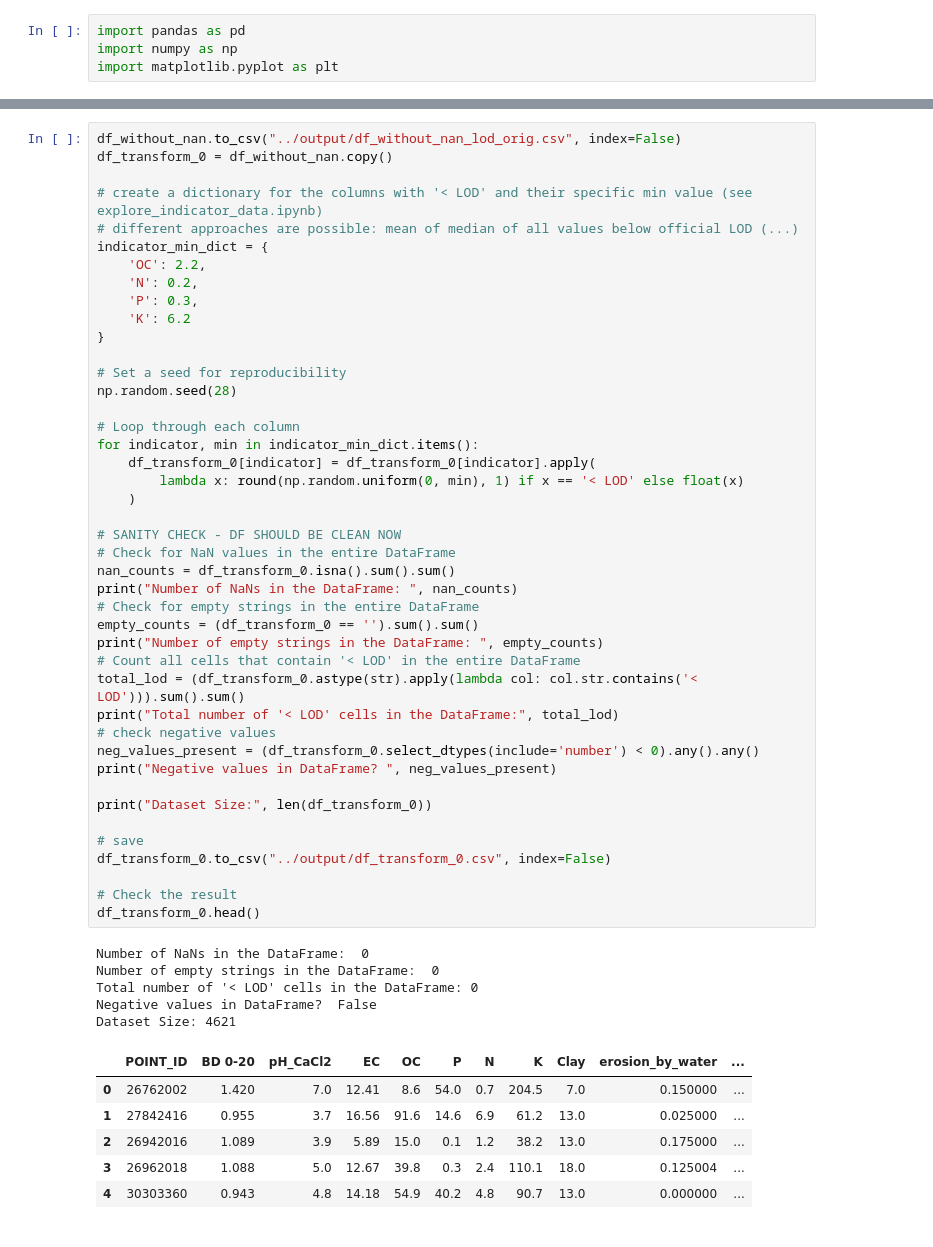
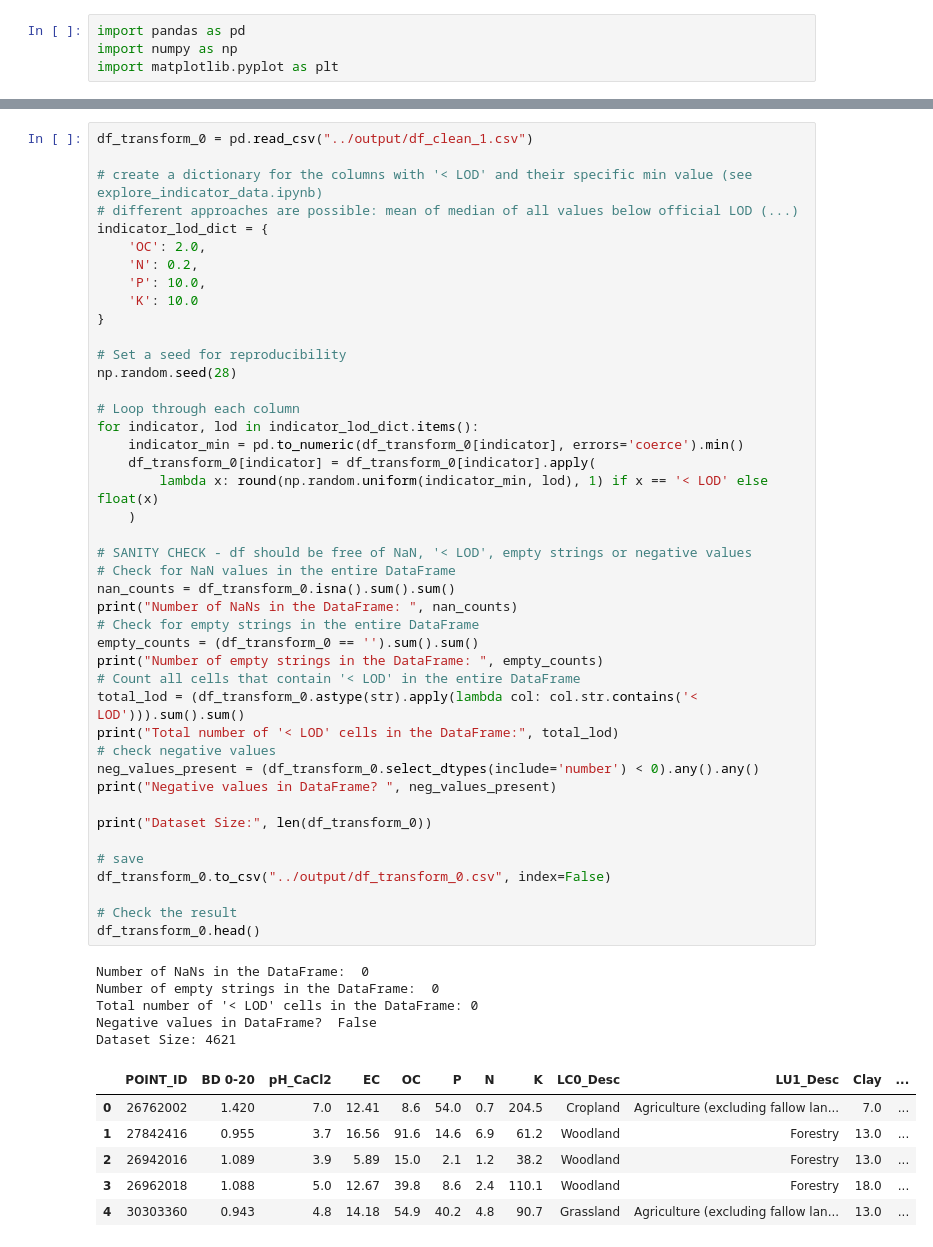
Before and after one commit to Gianni-BIM/Geo-Projektarbeit, a Jupyter notebook: data-prep/data_clean_and_transform.ipynb, the cells around one changed output, grey strips where cells are left out. Cells and saved outputs as stored; diff of their text form.

```diff
--- a/data-prep/data_clean_and_transform.ipynb
+++ b/data-prep/data_clean_and_transform.ipynb
@@ -109,57 +111,57 @@ Dataset Size after deleting wrong Depths: 4621
 # %%
-df_without_nan.to_csv("../output/df_without_nan_lod_orig.csv", index=False)
-df_transform_0 = df_without_nan.copy()
+df_transform_0 = pd.read_csv("../output/df_clean_1.csv")
 
 # create a dictionary for the columns with '< LOD' and their specific min value (see explore_indicator_data.ipynb)
 # different approaches are possible: mean of median of all values below official LOD (...)
-indicator_min_dict = {
-    'OC': 2.2,
+indicator_lod_dict = {
+    'OC': 2.0,
     'N': 0.2,
-    'P': 0.3,
-    'K': 6.2
+    'P': 10.0,
+    'K': 10.0
 }
 
 # Set a seed for reproducibility
 np.random.seed(28)
 
 # Loop through each column
-for indicator, min in indicator_min_dict.items():
+for indicator, lod in indicator_lod_dict.items():
+    indicator_min = pd.to_numeric(df_transform_0[indicator], errors='coerce').min()
     df_transform_0[indicator] = df_transform_0[indicator].apply(
-        lambda x: round(np.random.uniform(0, min), 1) if x == '< LOD' else float(x)
+        lambda x: round(np.random.uniform(indicator_min, lod), 1) if x == '< LOD' else float(x)
     )
 
-# SANITY CHECK - DF SHOULD BE CLEAN NOW
+# SANITY CHECK - df should be free of NaN, '< LOD', empty strings or negative values
 # Check for NaN values in the entire DataFrame
 nan_counts = df_transform_0.isna().sum().sum()
 print("Number of NaNs in the DataFrame: ", nan_counts)
 # Check for empty strings in the entire DataFrame
 empty_counts = (df_transform_0 == '').sum().sum()
 print("Number of empty strings in the DataFrame: ", empty_counts)
 # Count all cells that contain '< LOD' in the entire DataFrame
 total_lod = (df_transform_0.astype(str).apply(lambda col: col.str.contains('< LOD'))).sum().sum()
 print("Total number of '< LOD' cells in the DataFrame:", total_lod)
 # check negative values
 neg_values_present = (df_transform_0.select_dtypes(include='number') < 0).any().any()
 print("Negative values in DataFrame? ", neg_values_present)
 
 print("Dataset Size:", len(df_transform_0))
 
 # save
 df_transform_0.to_csv("../output/df_transform_0.csv", index=False)
 
 # Check the result
 df_transform_0.head()
 # %% [output]
 Number of NaNs in the DataFrame:  0
 Number of empty strings in the DataFrame:  0
 Total number of '< LOD' cells in the DataFrame: 0
 Negative values in DataFrame?  False
 Dataset Size: 4621
-|  | POINT_ID | BD 0-20 | pH_CaCl2 | EC | OC | P | N | K | Clay | erosion_by_water | ... |
-| 0 | 26762002 | 1.420 | 7.0 | 12.41 | 8.6 | 54.0 | 0.7 | 204.5 | 7.0 | 0.150000 | ... |
-| 1 | 27842416 | 0.955 | 3.7 | 16.56 | 91.6 | 14.6 | 6.9 | 61.2 | 13.0 | 0.025000 | ... |
-| 2 | 26942016 | 1.089 | 3.9 | 5.89 | 15.0 | 0.1 | 1.2 | 38.2 | 13.0 | 0.175000 | ... |
-| 3 | 26962018 | 1.088 | 5.0 | 12.67 | 39.8 | 0.3 | 2.4 | 110.1 | 18.0 | 0.125004 | ... |
-| 4 | 30303360 | 0.943 | 4.8 | 14.18 | 54.9 | 40.2 | 4.8 | 90.7 | 13.0 | 0.000000 | ... |
+|  | POINT_ID | BD 0-20 | pH_CaCl2 | EC | OC | P | N | K | LC0_Desc | LU1_Desc | Clay | ... |
+| 0 | 26762002 | 1.420 | 7.0 | 12.41 | 8.6 | 54.0 | 0.7 | 204.5 | Cropland | Agriculture (excluding fallow lan... | 7.0 | ... |
+| 1 | 27842416 | 0.955 | 3.7 | 16.56 | 91.6 | 14.6 | 6.9 | 61.2 | Woodland | Forestry | 13.0 | ... |
+| 2 | 26942016 | 1.089 | 3.9 | 5.89 | 15.0 | 2.1 | 1.2 | 38.2 | Woodland | Forestry | 13.0 | ... |
+| 3 | 26962018 | 1.088 | 5.0 | 12.67 | 39.8 | 8.6 | 2.4 | 110.1 | Woodland | Forestry | 18.0 | ... |
+| 4 | 30303360 | 0.943 | 4.8 | 14.18 | 54.9 | 40.2 | 4.8 | 90.7 | Grassland | Agriculture (excluding fallow lan... | 13.0 | ... |
 # %% [markdown]
 ### Check datatypes
```
Also changed, not shown: parts of 24 cells of this notebook, 1 other file.
